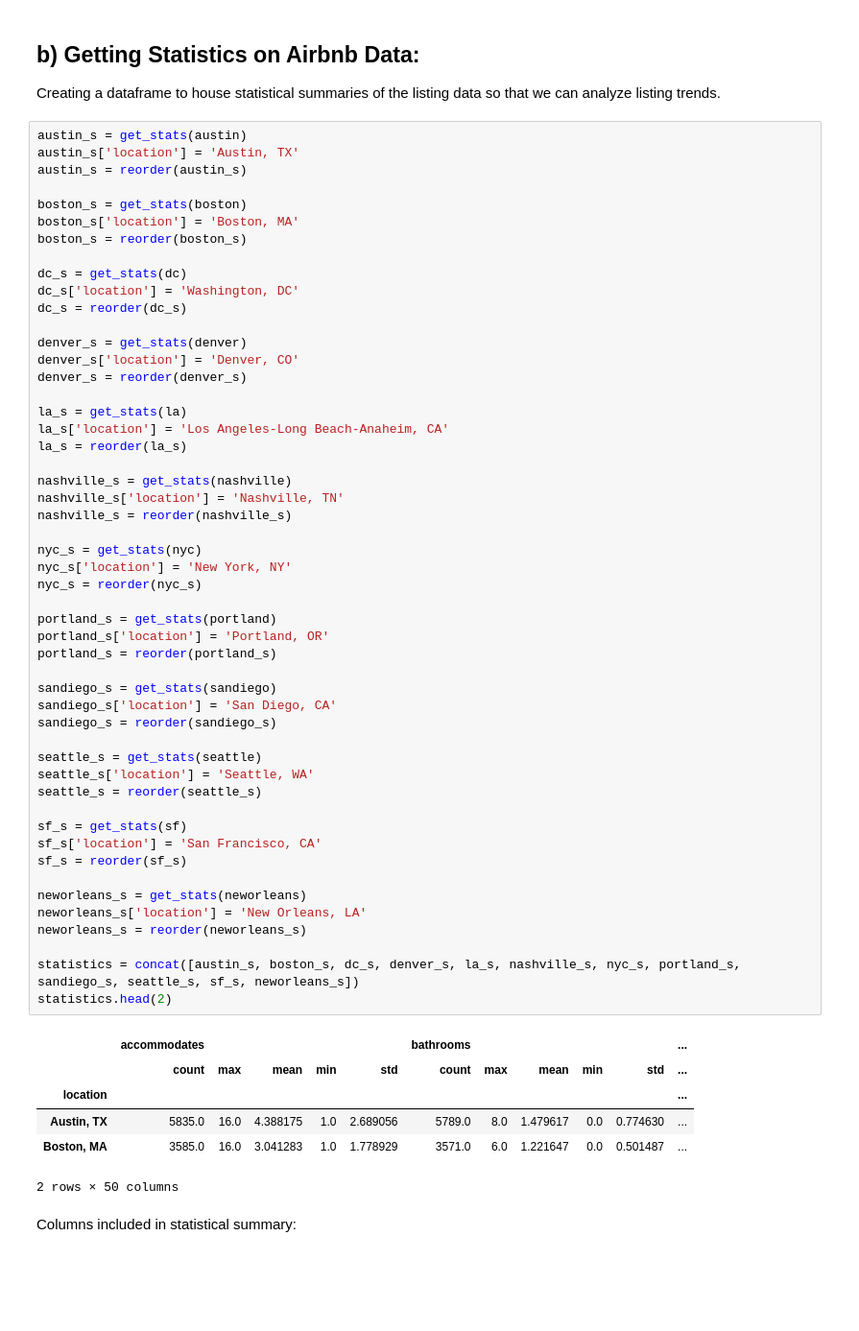
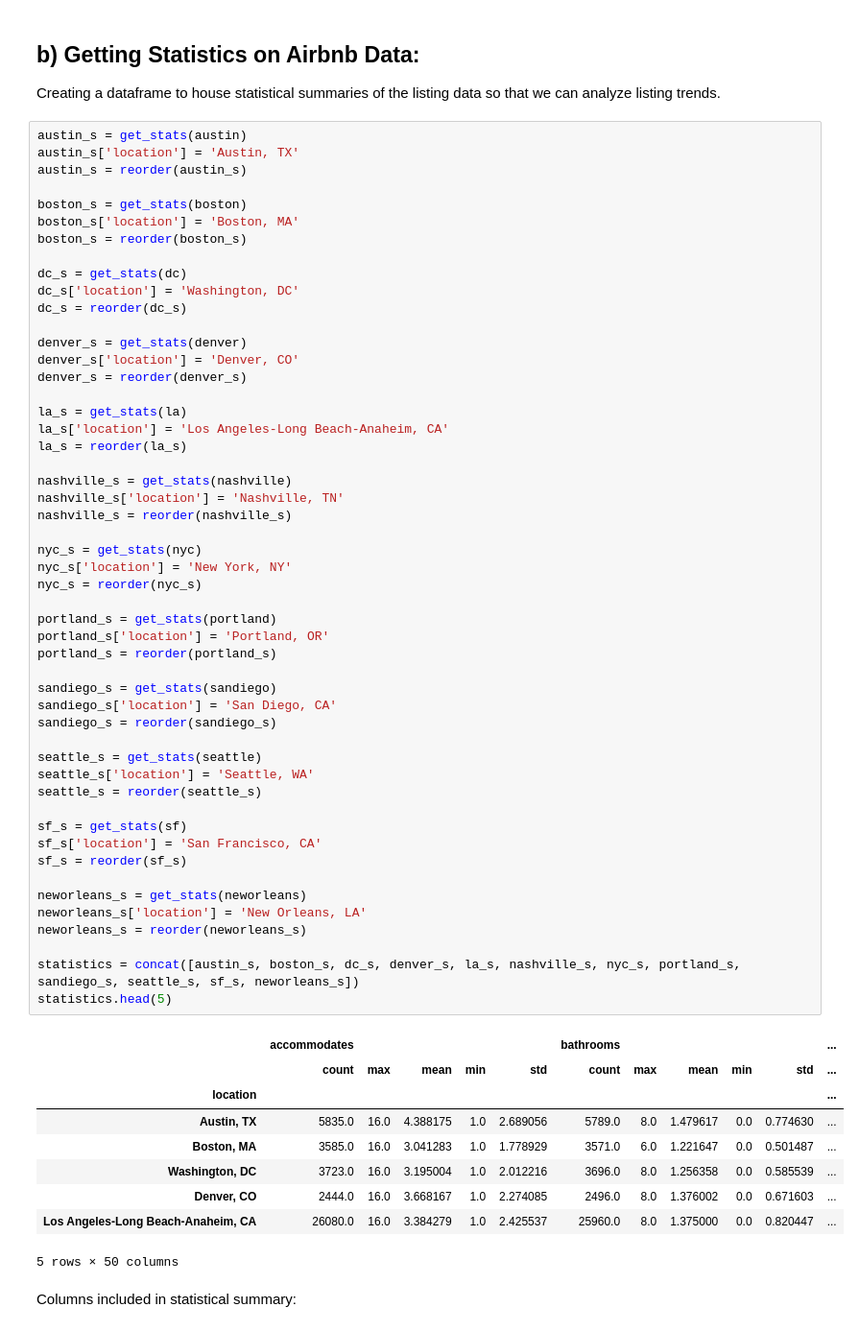
Before and after one commit to nsamrao/Springboard-Data-Science, a Jupyter notebook: Airbnb and Zillow.ipynb, the cells around one changed output. Shown at 96% size. Saved outputs shown, nothing was run; the diff lists cells and outputs as text; blank space fills up the shorter version.

```diff
--- a/Airbnb and Zillow.ipynb
+++ b/Airbnb and Zillow.ipynb
@@ -135,35 +135,38 @@ nyc_s = get_stats(nyc)
 nyc_s['location'] = 'New York, NY'
 nyc_s = reorder(nyc_s)
 
 portland_s = get_stats(portland)
 portland_s['location'] = 'Portland, OR'
 portland_s = reorder(portland_s)
 
 sandiego_s = get_stats(sandiego)
 sandiego_s['location'] = 'San Diego, CA'
 sandiego_s = reorder(sandiego_s)
 
 seattle_s = get_stats(seattle)
 seattle_s['location'] = 'Seattle, WA'
 seattle_s = reorder(seattle_s)
 
 sf_s = get_stats(sf)
 sf_s['location'] = 'San Francisco, CA'
 sf_s = reorder(sf_s)
 
 neworleans_s = get_stats(neworleans)
 neworleans_s['location'] = 'New Orleans, LA'
 neworleans_s = reorder(neworleans_s)
 
 statistics = concat([austin_s, boston_s, dc_s, denver_s, la_s, nashville_s, nyc_s, portland_s, sandiego_s, seattle_s, sf_s, neworleans_s])
-statistics.head(2)
+statistics.head(5)
 # %% [output]
 |  | accommodates |  |  |  |  | bathrooms |  |  |  |  | ... |
 |  | count | max | mean | min | std | count | max | mean | min | std | ... |
 | location |  |  |  |  |  |  |  |  |  |  | ... |
 | Austin, TX | 5835.0 | 16.0 | 4.388175 | 1.0 | 2.689056 | 5789.0 | 8.0 | 1.479617 | 0.0 | 0.774630 | ... |
 | Boston, MA | 3585.0 | 16.0 | 3.041283 | 1.0 | 1.778929 | 3571.0 | 6.0 | 1.221647 | 0.0 | 0.501487 | ... |
+| Washington, DC | 3723.0 | 16.0 | 3.195004 | 1.0 | 2.012216 | 3696.0 | 8.0 | 1.256358 | 0.0 | 0.585539 | ... |
+| Denver, CO | 2444.0 | 16.0 | 3.668167 | 1.0 | 2.274085 | 2496.0 | 8.0 | 1.376002 | 0.0 | 0.671603 | ... |
+| Los Angeles-Long Beach-Anaheim, CA | 26080.0 | 16.0 | 3.384279 | 1.0 | 2.425537 | 25960.0 | 8.0 | 1.375000 | 0.0 | 0.820447 | ... |
-2 rows × 50 columns
+5 rows × 50 columns
 # %% [markdown]
 Columns included in statistical summary:
 # %%
```
Also changed, not shown: parts of 60 cells of this notebook.
